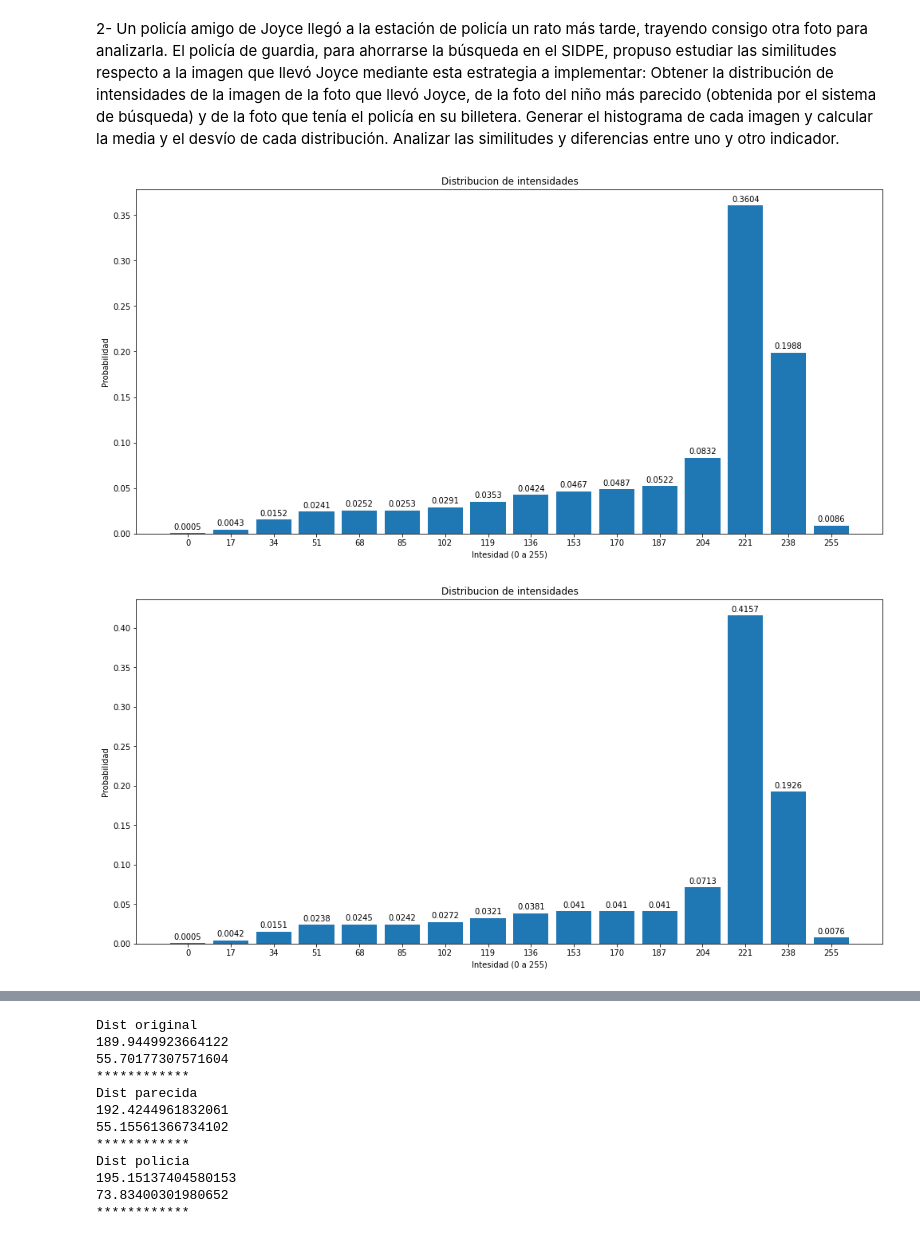
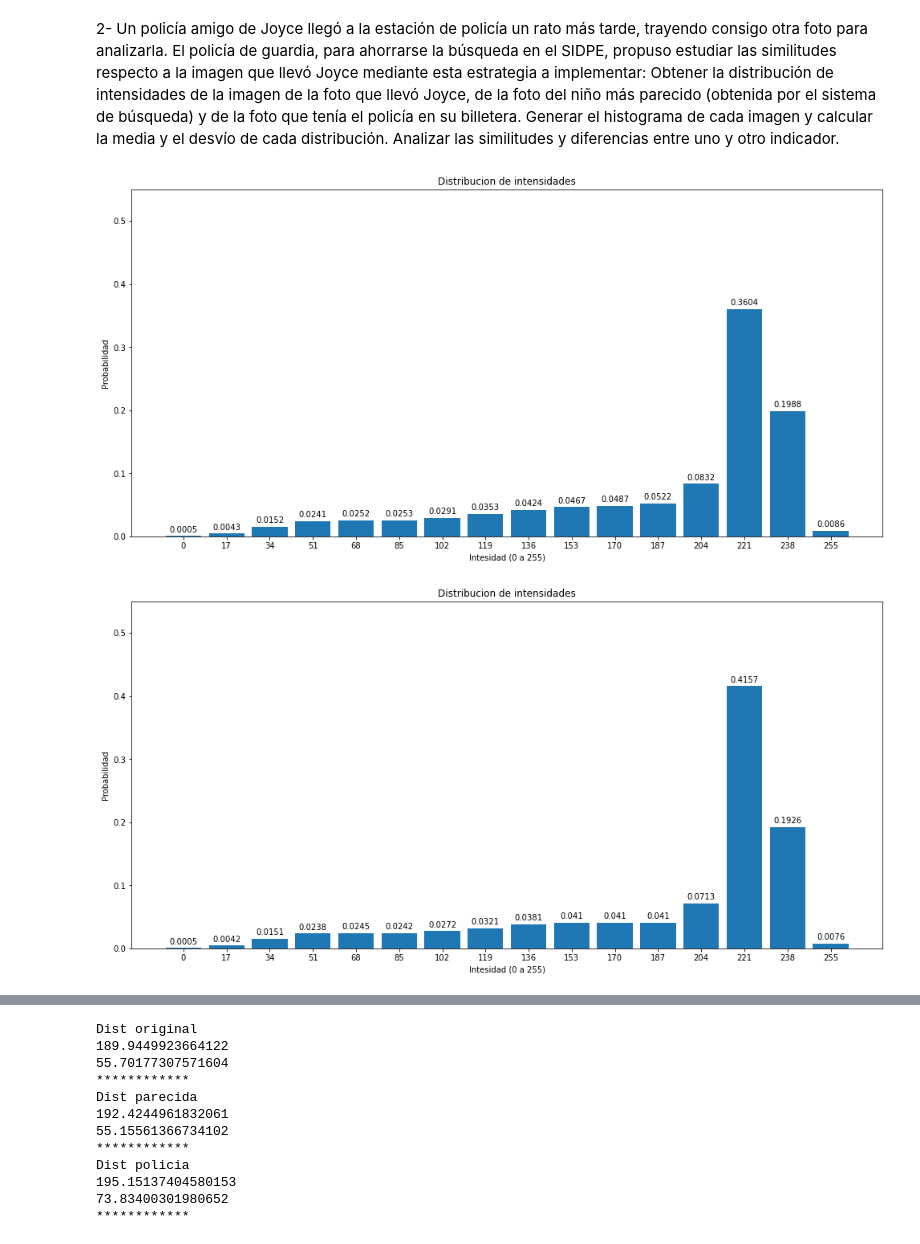
Before and after one commit to joacosaralegui/TPE_teo_info, a Jupyter notebook: TPE_TeoInfo.ipynb, the cells around one changed output, grey strips where cells are left out. Cells and saved outputs as stored; diff of their text form; code cells hidden in the pictures.

Commit message:
Se acomodo la escala de los graficos, falta graficar los 3 histogramas en 1 solo grafico

```diff
--- a/TPE_TeoInfo.ipynb
+++ b/TPE_TeoInfo.ipynb
@@ -143,32 +143,36 @@ def generar_histograma(distribucion):
     ejes = figura.add_axes([0,0,1,1])
     histograma = ejes.bar(intensidades,valores,width=14)
     plt.xticks(intensidades,intensidades)
 
     # titulos y labels
     ejes.set_title('Distribucion de intensidades')
     ejes.set_xlabel('Intesidad (0 a 255)')
     ejes.set_ylabel('Probabilidad')
 
+    # escalas
+    plt.ylim(0, 0.55) #lo seteo entre 0 y 0.55 porque conozco entre que valores se mueven los histogramas
+    plt.autoscale(False)
+
     # Funcion para poner el label arriba de cada barrita
     def autolabel(rects):
         """Attach a text label above each bar in *rects*, displaying its height."""
         for rect in rects:
             height = round((float)(rect.get_height()),4)
             ejes.annotate('{}'.format(height),
                         xy=(rect.get_x() + rect.get_width() / 2, height),
                         xytext=(0, 3),  # 3 points vertical offset
                         textcoords="offset points",
                         ha='center', va='bottom',fontsize=10)
 
     # generar autolabels
     autolabel(histograma)
 
     # Mostrar el grafico
     plt.show()
 
 generar_histograma(distribucion_original)
 generar_histograma(distribucion_parecida)
 generar_histograma(distribucion_policia)
 # %% [output]
-[figure, old version]
+[figure, new version]
-[figure, old version]
+[figure, new version]
```
Also changed, not shown: parts of 3 cells of this notebook.
